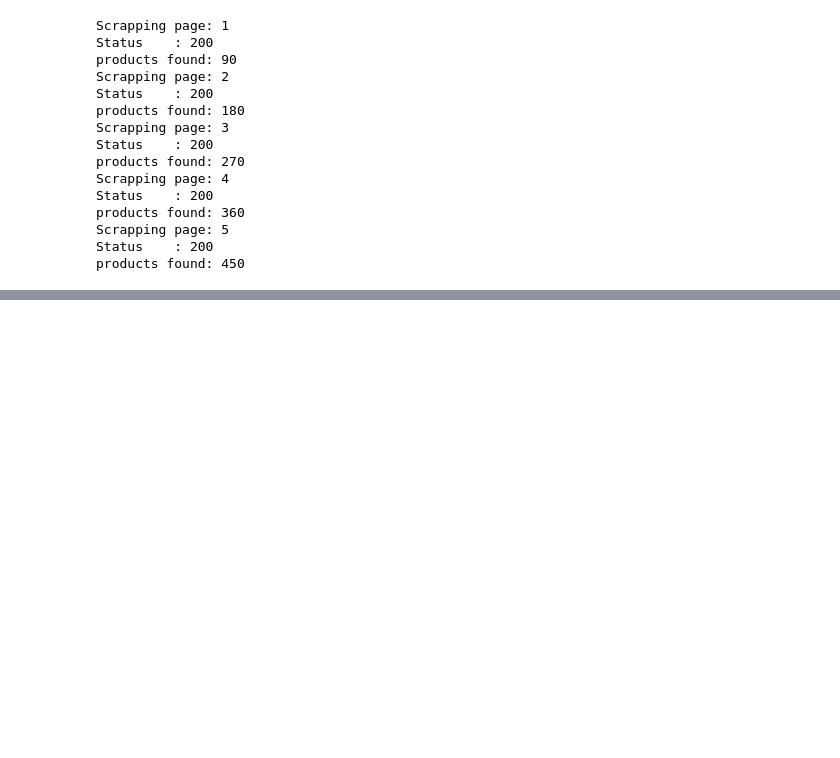
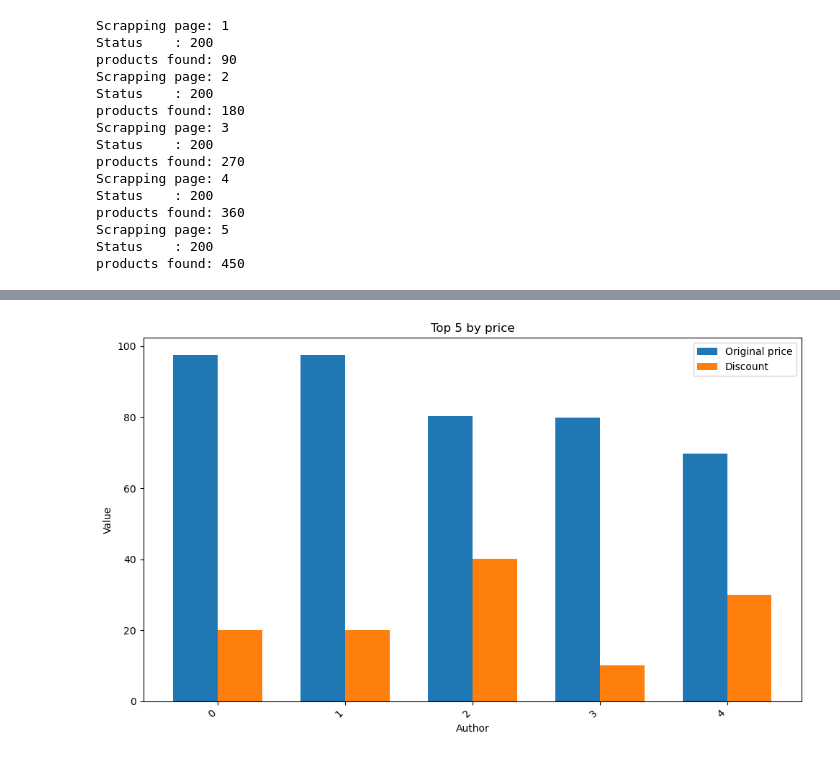
Before and after one commit to HawkWeldon/Soft_lab, a Jupyter notebook: Soft_lab_05/main.ipynb, the cells around one changed output, grey strips where cells are left out. Saved outputs shown, nothing was run; the diff lists cells and outputs as text; code cells hidden in the pictures; blank space fills up the shorter version.

```diff
--- a/Soft_lab_05/main.ipynb
+++ b/Soft_lab_05/main.ipynb
@@ -88,2 +90,5 @@ df.head()
 # %%
 df.to_csv("meme_products.csv",index=False,encoding="utf-8-sig")
+# %%
+df["price"] = df["price"].str.replace("$", "", regex=False).astype(float)
+df["original price"] = df["original price"].str.replace("$", "", regex=False).astype(float)
@@ -89,0 +104,3 @@ df.to_csv("meme_products.csv",index=False,encoding="utf-8-sig")
+# %%
+df["discount %"] = ((df["original price"] - df["price"])/df["original price"])*100
+df.head()
@@ -89,0 +114,2 @@ df.to_csv("meme_products.csv",index=False,encoding="utf-8-sig")
+# %%
+author_avg = df.groupby("author")[["original price", "discount %"]].mean().reset_index()
@@ -89,0 +125,4 @@ df.to_csv("meme_products.csv",index=False,encoding="utf-8-sig")
+# %%
+author_avg = author_avg.sort_values("original price", ascending=False).reset_index()
+top = author_avg.head(5)
+top
@@ -89,0 +146,20 @@ df.to_csv("meme_products.csv",index=False,encoding="utf-8-sig")
+# %%
+plt.figure(figsize=(10,6))
+
+x = range(len(top))
+width = 0.35
+
+plt.bar([i - width/2 for i in x], top["original price"], width=width, label = "Original price")
+plt.bar([i + width/2 for i in x], top["discount %"], width=width, label="Discount")
+
+plt.xlabel("Author")
+plt.ylabel("Value")
+plt.title("Top 5 by price")
+
+plt.xticks(x, top.index, rotation=45, ha="right")
+plt.legend()
+
+plt.tight_layout()
+plt.show()
+# %% [output]
+[figure, added]
```
Also changed, not shown: parts of 20 cells of this notebook, 2 other files.
